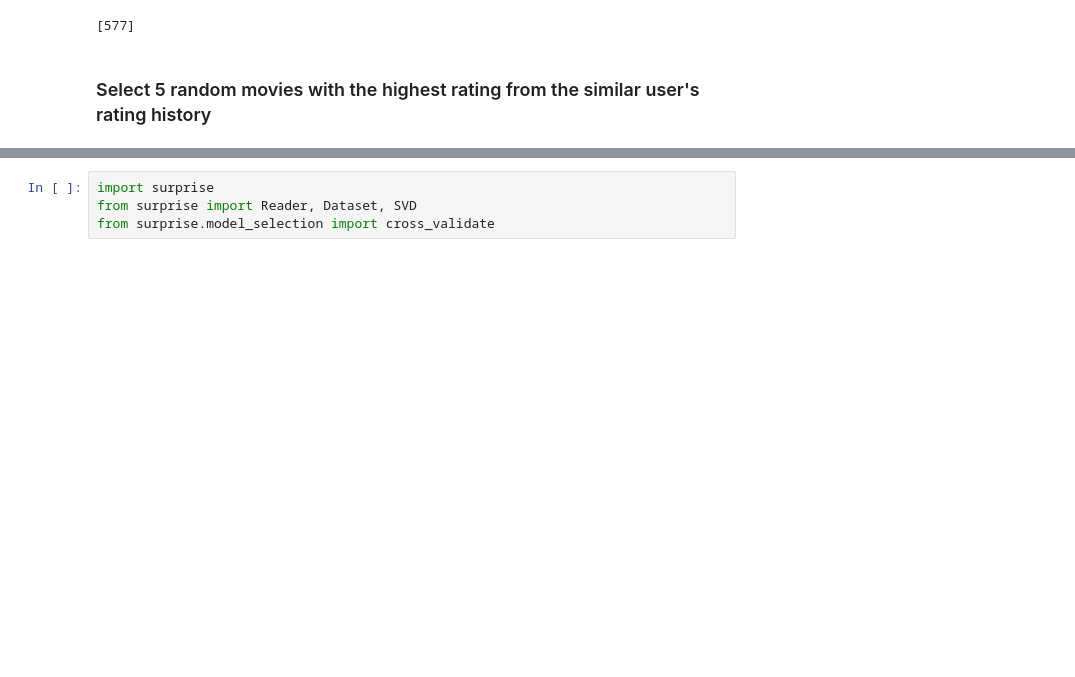
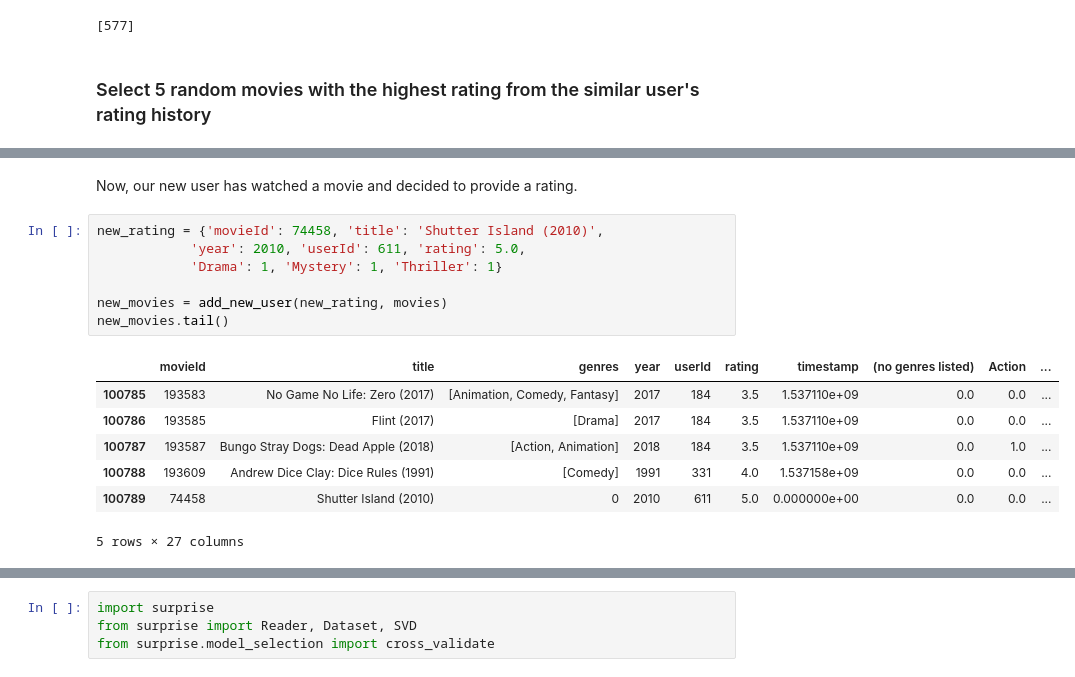
Before and after one commit to simonhui1/Recommendation_Systems, a Jupyter notebook: index.ipynb, the cells around one changed output, grey strips where cells are left out. Cells and saved outputs as stored; diff of their text form; blank space fills up the shorter version.

```diff
--- a/index.ipynb
+++ b/index.ipynb
@@ -459,0 +473,17 @@ MAE:  0.7159
+# %% [markdown]
+Now, our new user has watched a movie and decided to provide a rating.
+# %%
+new_rating = {'movieId': 74458, 'title': 'Shutter Island (2010)',
+            'year': 2010, 'userId': 611, 'rating': 5.0,
+            'Drama': 1, 'Mystery': 1, 'Thriller': 1}
+
+new_movies = add_new_user(new_rating, movies)
+new_movies.tail()
+# %% [output]
+|  | movieId | title | genres | year | userId | rating | timestamp | (no genres listed) | Action | ... |
+| 100785 | 193583 | No Game No Life: Zero (2017) | [Animation, Comedy, Fantasy] | 2017 | 184 | 3.5 | 1.537110e+09 | 0.0 | 0.0 | ... |
+| 100786 | 193585 | Flint (2017) | [Drama] | 2017 | 184 | 3.5 | 1.537110e+09 | 0.0 | 0.0 | ... |
+| 100787 | 193587 | Bungo Stray Dogs: Dead Apple (2018) | [Action, Animation] | 2018 | 184 | 3.5 | 1.537110e+09 | 0.0 | 1.0 | ... |
+| 100788 | 193609 | Andrew Dice Clay: Dice Rules (1991) | [Comedy] | 1991 | 331 | 4.0 | 1.537158e+09 | 0.0 | 0.0 | ... |
+| 100789 | 74458 | Shutter Island (2010) | 0 | 2010 | 611 | 5.0 | 0.000000e+00 | 0.0 | 0.0 | ... |
+5 rows × 27 columns
```
Also changed, not shown: parts of 18 cells of this notebook.
